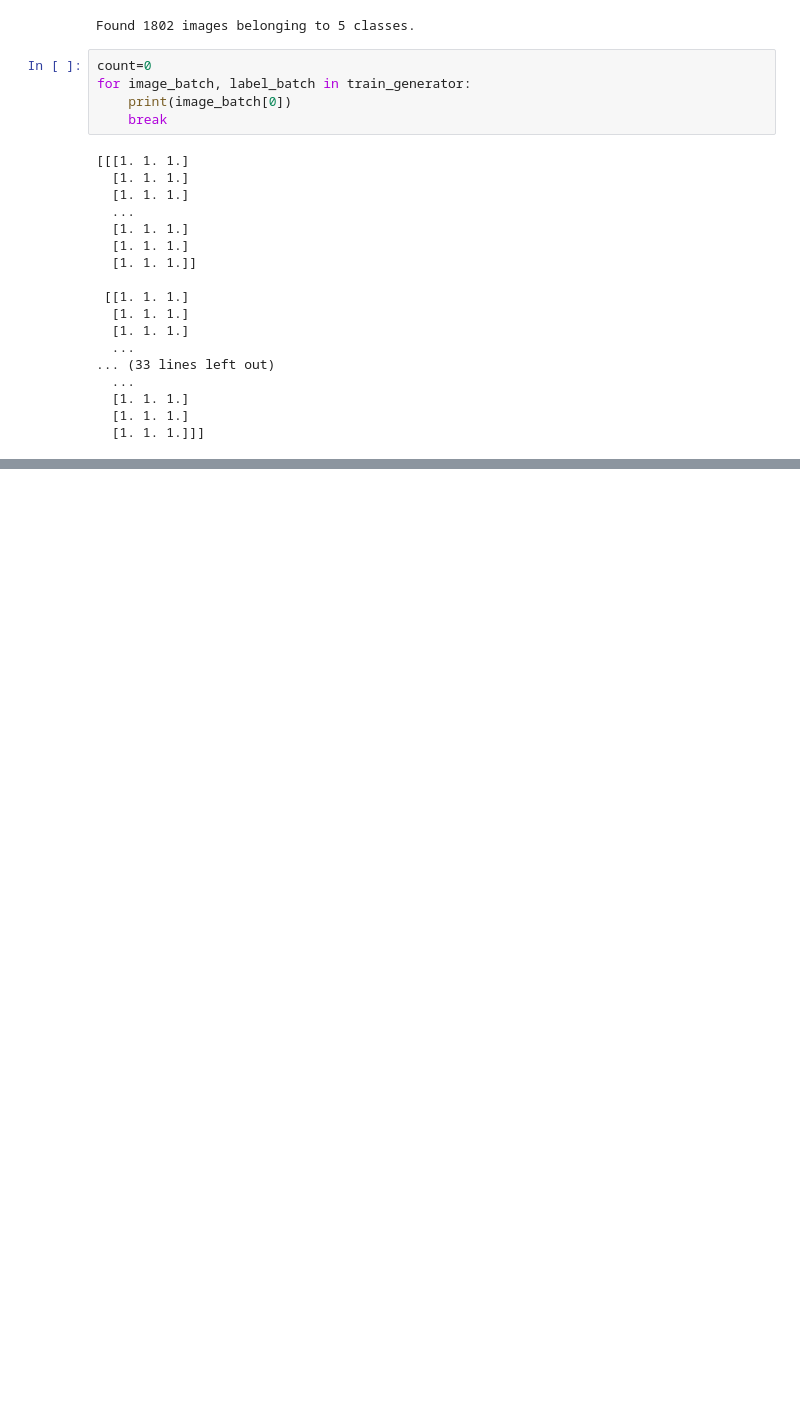
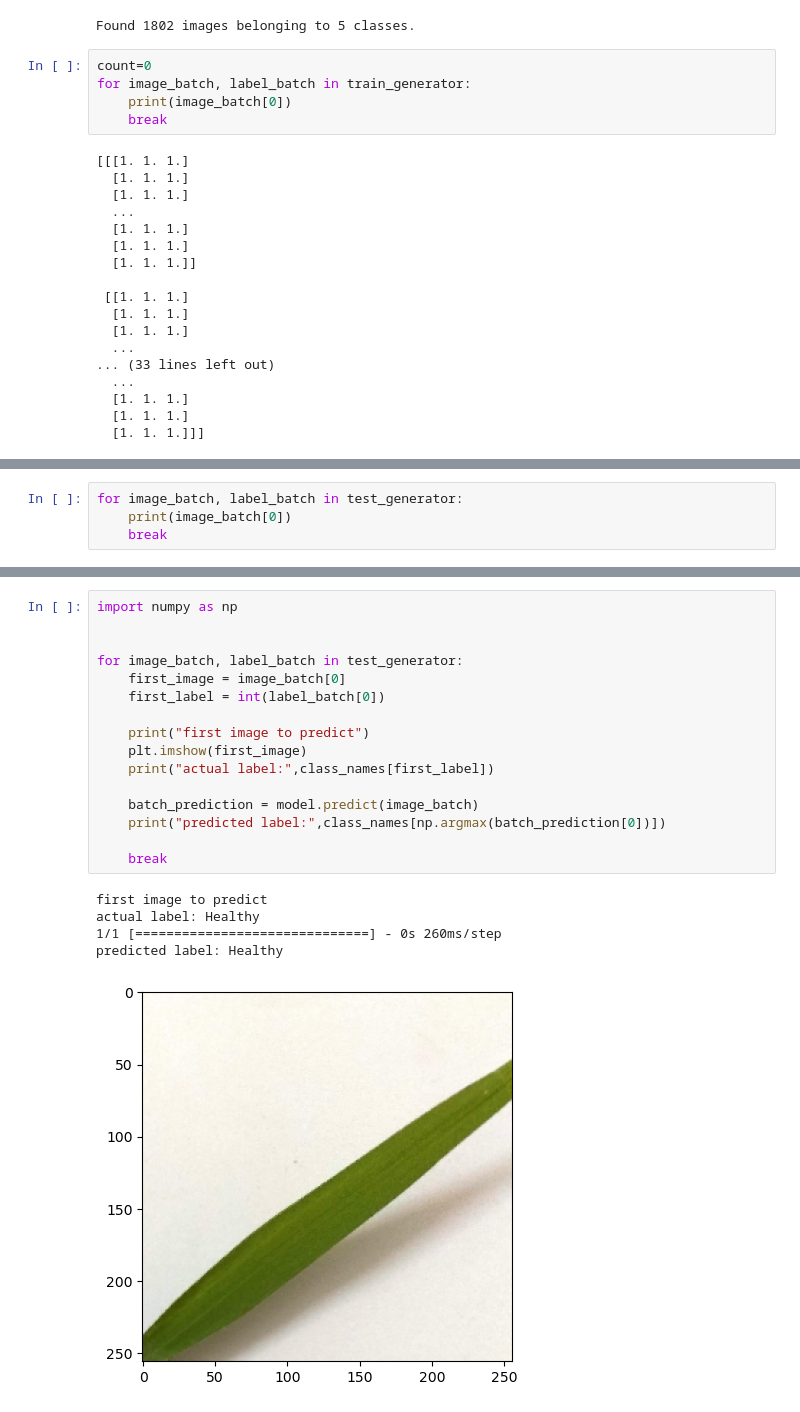
Before and after one commit to ravindujayathilaka/Deep-Learning-Assignment, a Jupyter notebook: Rice/training/rice_model.ipynb, the cells around one changed output, grey strips where cells are left out. Saved outputs shown, nothing was run; the diff lists cells and outputs as text; blank space fills up the shorter version.

```diff
--- a/Rice/training/rice_model.ipynb
+++ b/Rice/training/rice_model.ipynb
@@ -54,0 +99,4 @@ for image_batch, label_batch in train_generator:
+# %%
+for image_batch, label_batch in test_generator:
+    print(image_batch[0])
+    break
@@ -54,0 +277,22 @@ for image_batch, label_batch in train_generator:
+# %%
+import numpy as np
+
+
+for image_batch, label_batch in test_generator:
+    first_image = image_batch[0]
+    first_label = int(label_batch[0])
+
+    print("first image to predict")
+    plt.imshow(first_image)
+    print("actual label:",class_names[first_label])
+
+    batch_prediction = model.predict(image_batch)
+    print("predicted label:",class_names[np.argmax(batch_prediction[0])])
+
+    break
+# %% [output]
+first image to predict
+actual label: Healthy
+1/1 [==============================] - 0s 260ms/step
+predicted label: Healthy
+[figure, added]
```
Also changed, not shown: parts of 28 cells of this notebook.
